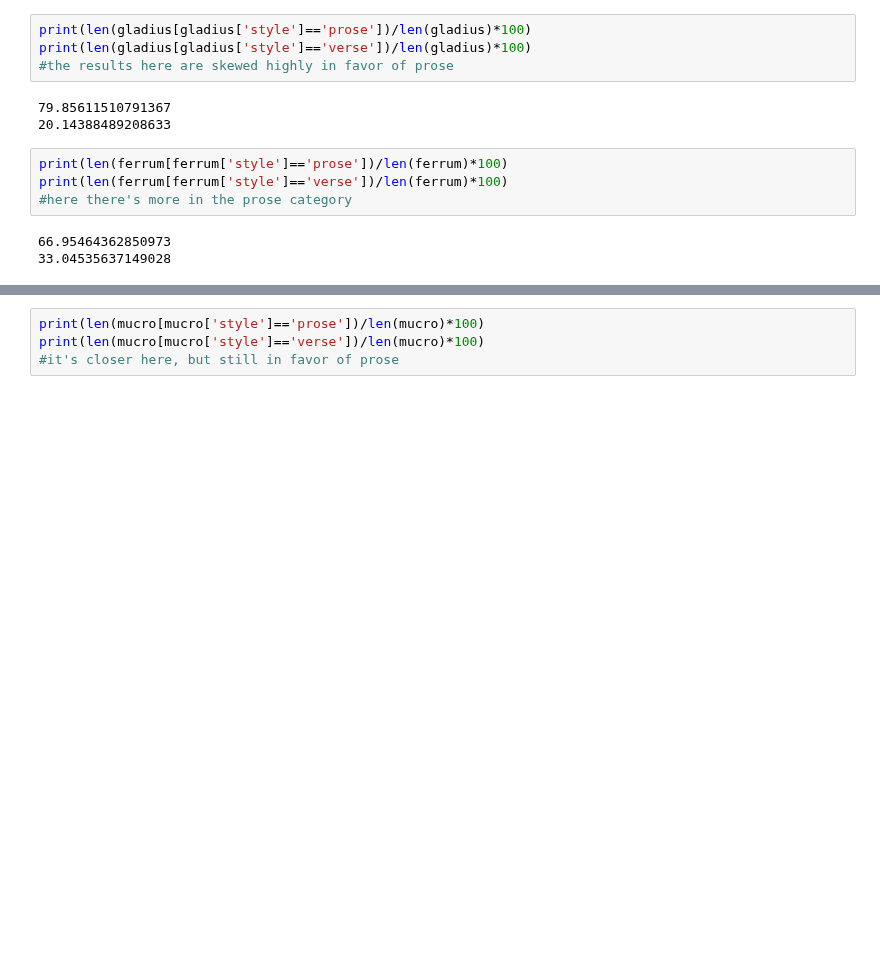
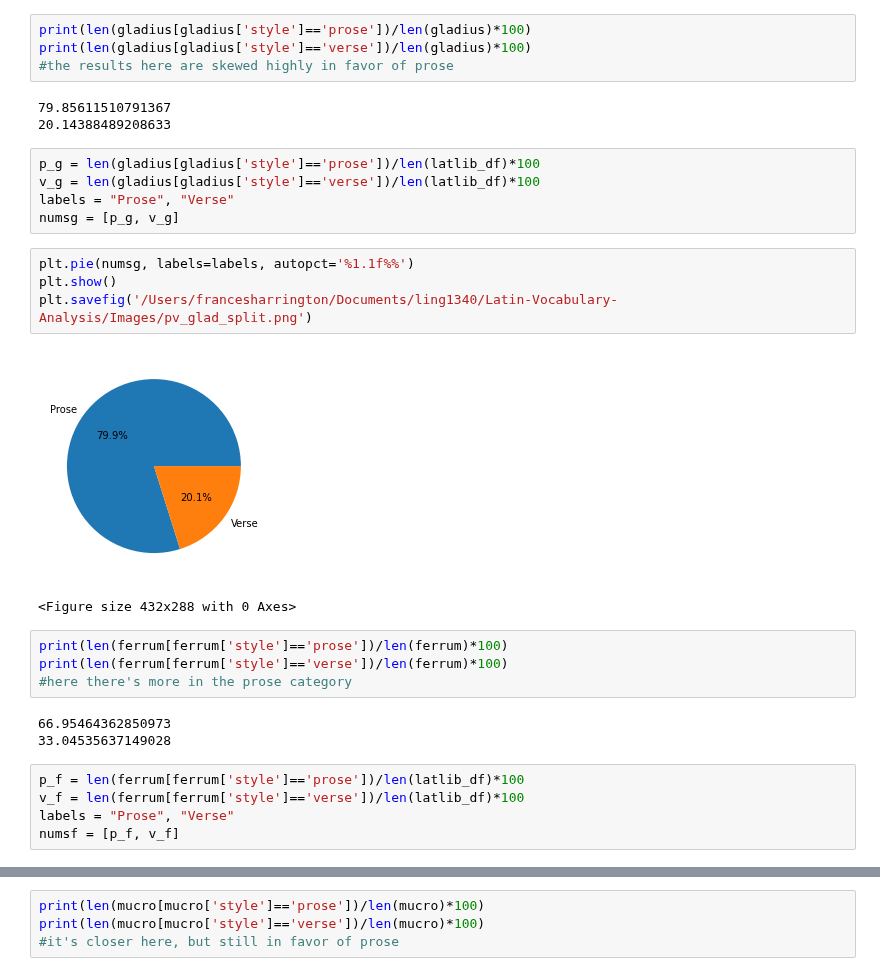
Before and after one commit to Data-Science-for-Linguists-2021/Latin-Vocabulary-Analysis, a Jupyter notebook: AnalysisCode.ipynb, the cells around one changed output, grey strips where cells are left out. Drawn from its saved outputs; the diff is of its cells as text; blank space fills up the shorter version.

```diff
--- a/AnalysisCode.ipynb
+++ b/AnalysisCode.ipynb
@@ -289,6 +303,18 @@ print(len(gladius[gladius['style']=='verse'])/len(gladius)*100)
 # %% [output]
 79.85611510791367
 20.14388489208633
+# %%
+p_g = len(gladius[gladius['style']=='prose'])/len(latlib_df)*100
+v_g = len(gladius[gladius['style']=='verse'])/len(latlib_df)*100
+labels = "Prose", "Verse"
+numsg = [p_g, v_g]
+# %%
+plt.pie(numsg, labels=labels, autopct='%1.1f%%')
+plt.show()
+plt.savefig('/Users/francesharrington/Documents/ling1340/Latin-Vocabulary-Analysis/Images/pv_glad_split.png')
+# %% [output]
+[figure, added]
+<Figure size 432x288 with 0 Axes>
 # %%
 print(len(ferrum[ferrum['style']=='prose'])/len(ferrum)*100)
 print(len(ferrum[ferrum['style']=='verse'])/len(ferrum)*100)
@@ -296,3 +322,8 @@ print(len(ferrum[ferrum['style']=='verse'])/len(ferrum)*100)
 # %% [output]
 66.95464362850973
 33.04535637149028
+# %%
+p_f = len(ferrum[ferrum['style']=='prose'])/len(latlib_df)*100
+v_f = len(ferrum[ferrum['style']=='verse'])/len(latlib_df)*100
+labels = "Prose", "Verse"
+numsf = [p_f, v_f]
```
Also changed, not shown: parts of 10 cells of this notebook.
